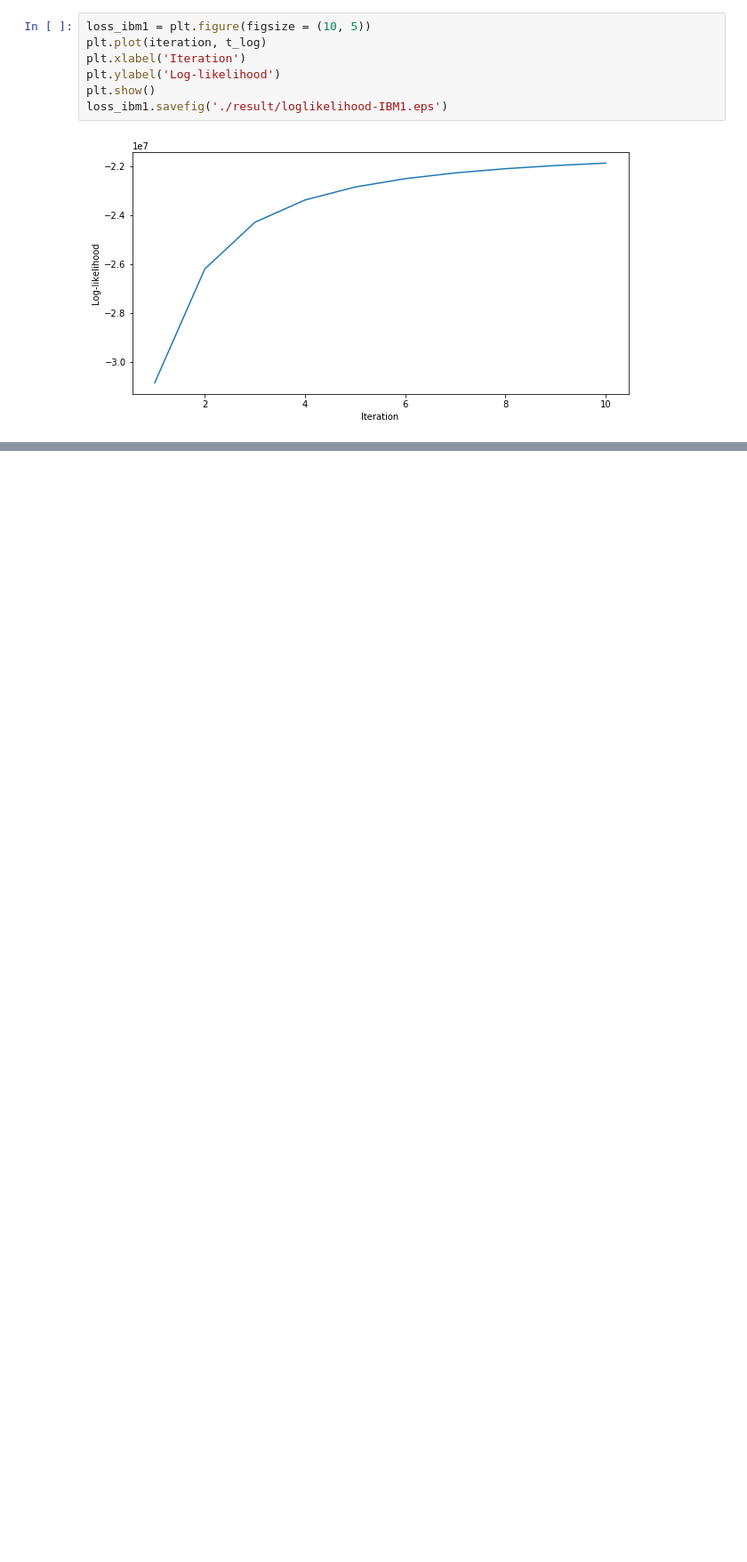
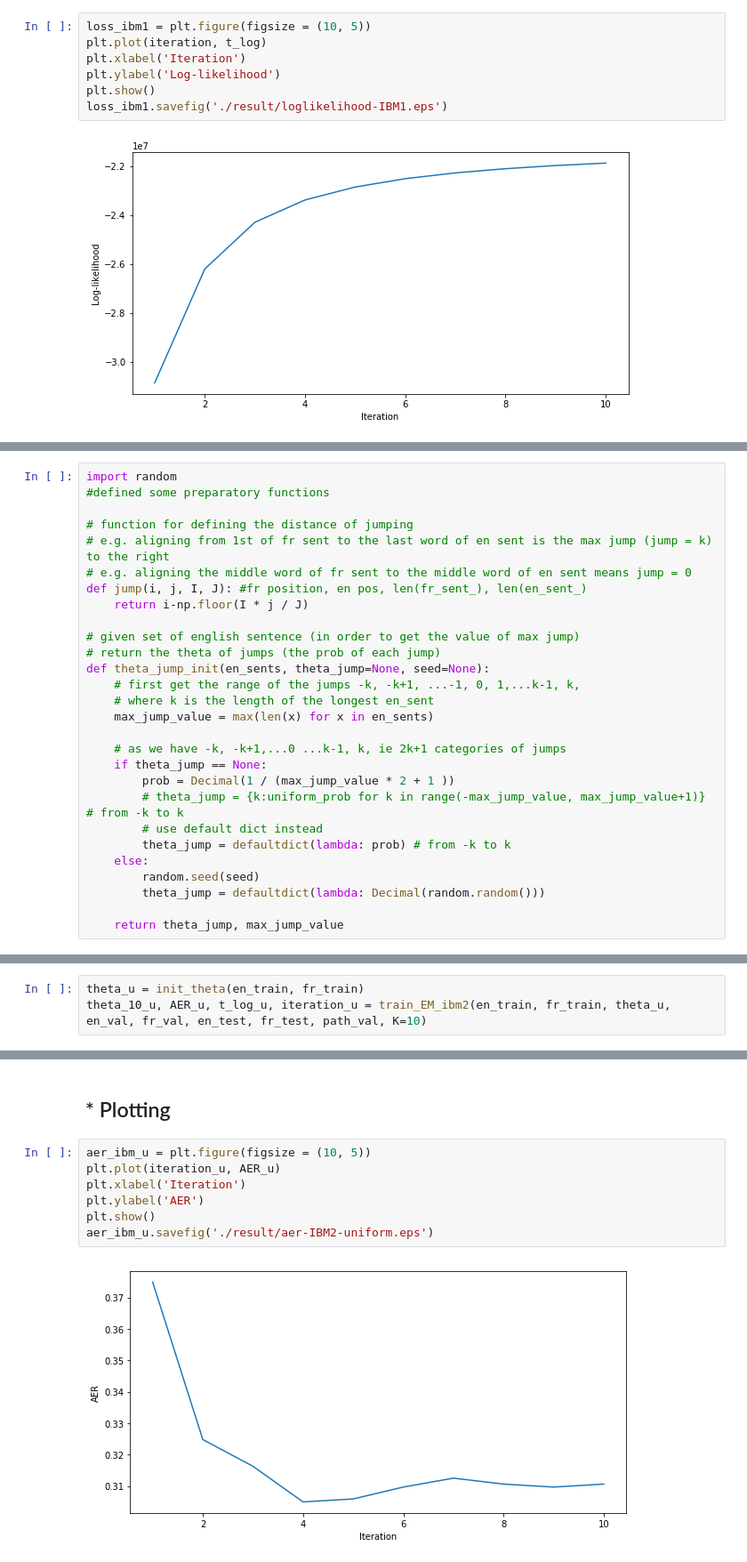
Before and after one commit to jamie0725/Natural-Language-Processing-2, a Jupyter notebook: week1/ibm_models.ipynb, the cells around one changed output, grey strips where cells are left out. Shown at 89% size. Cells and saved outputs as stored; diff of their text form; blank space fills up the shorter version.

```diff
--- a/week1/ibm_models.ipynb
+++ b/week1/ibm_models.ipynb
@@ -439,0 +264,28 @@ loss_ibm2.savefig('./result/loglikelihood-IBM2.eps')
+# %%
+import random
+#defined some preparatory functions
+
+# function for defining the distance of jumping
+# e.g. aligning from 1st of fr sent to the last word of en sent is the max jump (jump = k) to the right
+# e.g. aligning the middle word of fr sent to the middle word of en sent means jump = 0
+def jump(i, j, I, J): #fr position, en pos, len(fr_sent_), len(en_sent_)
+    return i-np.floor(I * j / J)
+
+# given set of english sentence (in order to get the value of max jump)
+# return the theta of jumps (the prob of each jump)
+def theta_jump_init(en_sents, theta_jump=None, seed=None):
+    # first get the range of the jumps -k, -k+1, ...-1, 0, 1,...k-1, k,
+    # where k is the length of the longest en_sent
+    max_jump_value = max(len(x) for x in en_sents)
+
+    # as we have -k, -k+1,...0 ...k-1, k, ie 2k+1 categories of jumps
+    if theta_jump == None:
+        prob = Decimal(1 / (max_jump_value * 2 + 1 ))
+        # theta_jump = {k:uniform_prob for k in range(-max_jump_value, max_jump_value+1)} # from -k to k
+        # use default dict instead
+        theta_jump = defaultdict(lambda: prob) # from -k to k
+    else:
+        random.seed(seed)
+        theta_jump = defaultdict(lambda: Decimal(random.random()))
+
+    return theta_jump, max_jump_value
@@ -439,0 +359,3 @@ loss_ibm2.savefig('./result/loglikelihood-IBM2.eps')
+# %%
+theta_u = init_theta(en_train, fr_train)
+theta_10_u, AER_u, t_log_u, iteration_u = train_EM_ibm2(en_train, fr_train, theta_u, en_val, fr_val, en_test, fr_test, path_val, K=10)
@@ -439,0 +390,11 @@ loss_ibm2.savefig('./result/loglikelihood-IBM2.eps')
+# %% [markdown]
+## * Plotting
+# %%
+aer_ibm_u = plt.figure(figsize = (10, 5))
+plt.plot(iteration_u, AER_u)
+plt.xlabel('Iteration')
+plt.ylabel('AER')
+plt.show()
+aer_ibm_u.savefig('./result/aer-IBM2-uniform.eps')
+# %% [output]
+[figure, added]
```
Also changed, not shown: parts of 48 cells of this notebook, 13 other files.
